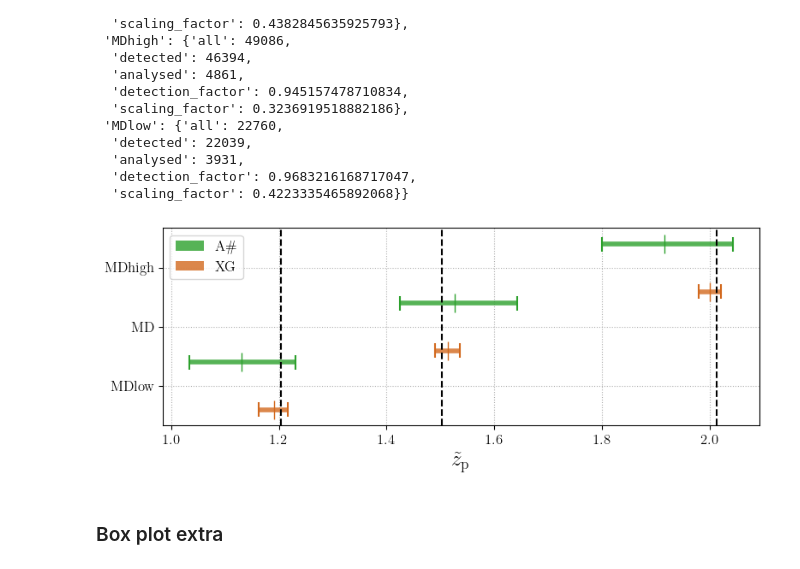
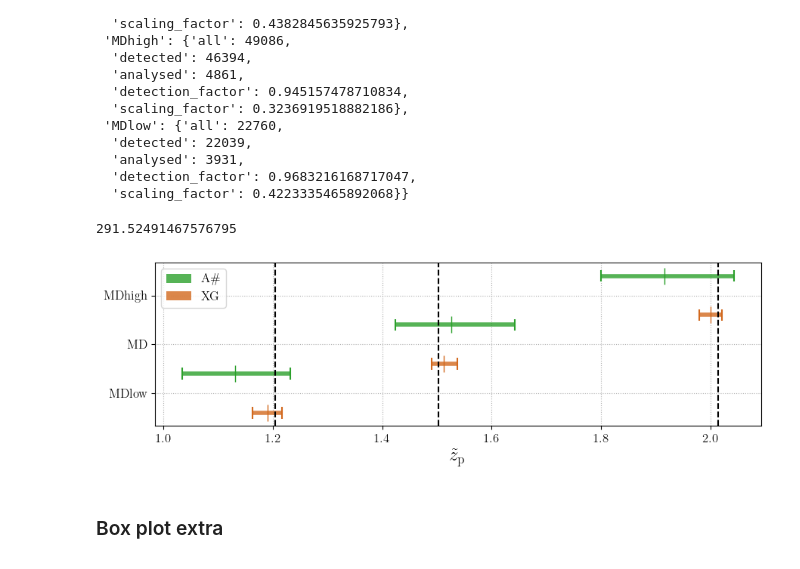
Before and after one commit to divyajyoti09/next_gen_detect, a Jupyter notebook: A-sharp_z_peak_mapping/Paper1_plots_extra.ipynb, the cells around one changed output. Cells and saved outputs as stored; diff of their text form; code cells hidden in the pictures.

```diff
--- a/A-sharp_z_peak_mapping/Paper1_plots_extra.ipynb
+++ b/A-sharp_z_peak_mapping/Paper1_plots_extra.ipynb
@@ -117,7 +117,7 @@ for MDmodel in true_params.keys():
 gwpop_run_strs = {'MD':{'CE4020ET123':{'total':'run22',
                                        'below_40':'run08',
                                        '40-80':'run06',
-                                       'above_80':'run06'},
+                                       'above_80':'run09'},
                         'Asharp':{'total':'run17',
                                   'below_40':'run06',
                                   '40-80':'run05',
@@ -1008,6 +1010,10 @@ xg_scaler_table
   'analysed': 3931,
   'detection_factor': 0.9683216168717047,
   'scaling_factor': 0.4223335465892068}}
+# %%
+num_events_analysed['MD']['CE4020ET123']['above_80']/xg_scaler_table['MD']['scaling_factor']**2
+# %% [output]
+291.52491467576795
 # %%
 def get_ci(data):
     ci_dict = {'ci5': np.quantile(data, 0.05),
@@ -1059,34 +1065,35 @@ def draw_whisker(x1, x2, y, color='k', lw=4, cap_size=0.03, cap_lw=1.5, **kwargs
 from matplotlib.patches import Patch
 group_centers = []
 group_labels = []
 alpha=0.8
 plt.figure(figsize=(9,3))
 for i, MDmodel in enumerate(['MDlow', 'MD', 'MDhigh']):
     group_center = i/4
     group_centers.append(group_center)
     group_labels.append(MDmodel)
     legend_handles = []
     for j, netw, colr in zip([0.1, -0.1], ['Asharp', 'CE4020ET123'], ['tab:green', 'chocolate']):
         legend_handles.append(Patch(facecolor=colr, label=plot_labels[netw], alpha=alpha))
         x1 = ci_dicts_scaled[MDmodel][netw]['total']['ci5']
         x2 = ci_dicts_scaled[MDmodel][netw]['total']['ci95']
         y  = group_center + j
 
         # Draw whiskers
         draw_whisker(x1, x2, y, color=colr, lw=4, cap_size=0.03, cap_lw=1.5, alpha=alpha)
 
         # Add a marker for the median
         ci50 = ci_dicts_scaled[MDmodel][netw]['total']['ci50']
         plt.plot(ci50, y, marker='|', color=colr, markersize=16)
     plt.axvline(true_params[MDmodel]['z_peak_new'], c='k', ls='--')
 plt.yticks(group_centers, group_labels, fontsize=12)
 plt.xlabel('$\\tilde{z}_{\mathrm{p}}$', fontsize=18)
 plt.xticks(fontsize=12)
 plt.grid(ls=':')
 plt.legend(handles=legend_handles, fontsize=12)
+plt.tight_layout()
 plt.savefig(os.path.join(plot_dir, 'ci_comparison_scaled_Asharp_XG_total.png'), dpi=300)
 # %% [output]
-[figure, old version]
+[figure, new version]
 # %% [markdown]
 ### Box plot extra
 # %%
```
Also changed, not shown: parts of 5 cells of this notebook, 3 other files.
